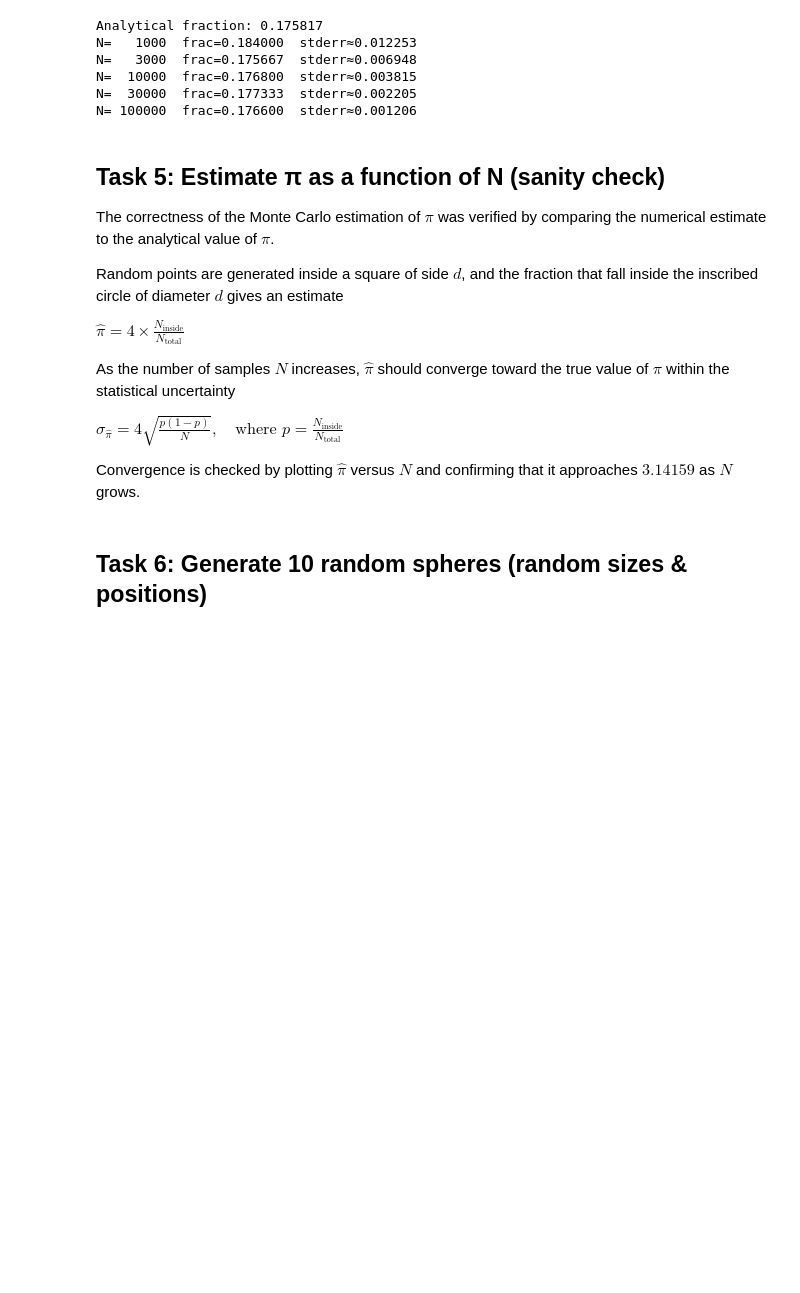
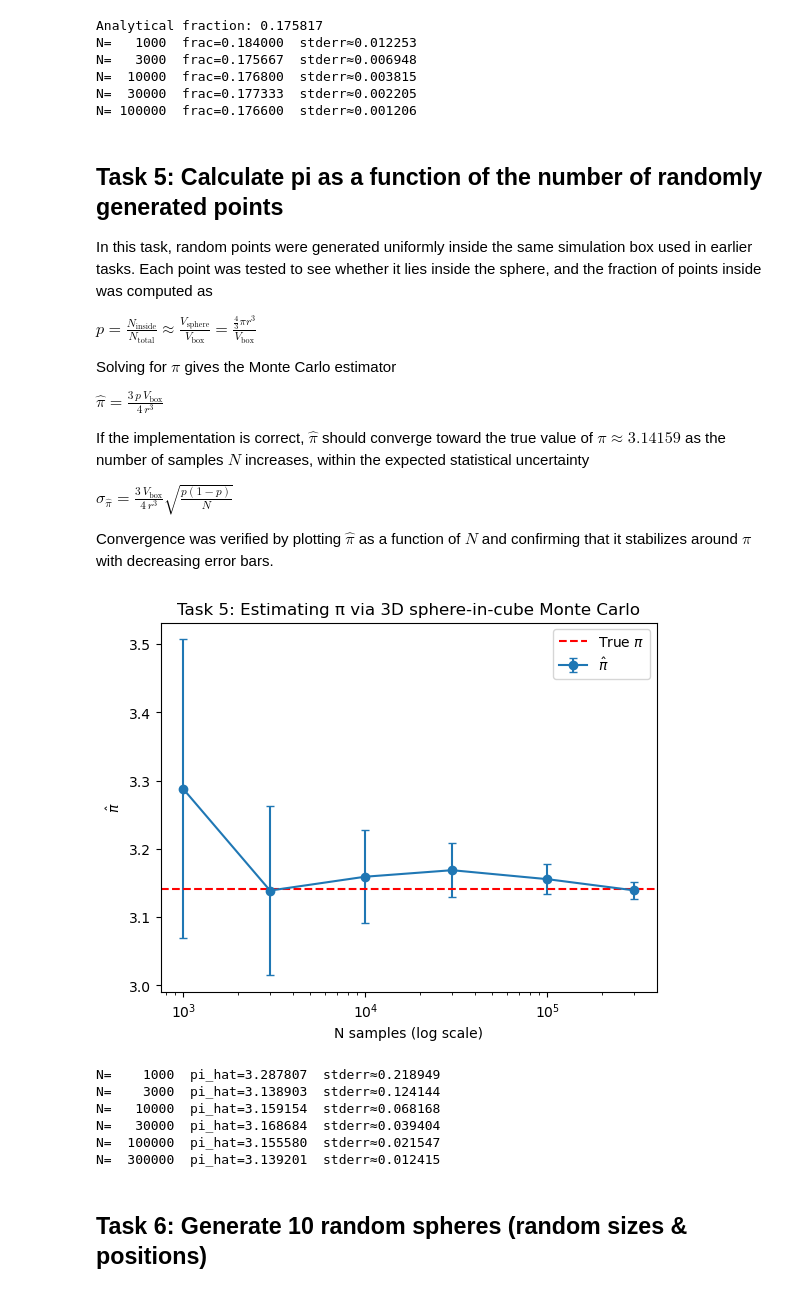
Before and after one commit to AmundRB/MOD300Project3, a Jupyter notebook: project3.ipynb, the cells around one changed output. Cells and saved outputs as stored; diff of their text form; code cells hidden in the pictures; blank space fills up the shorter version.

Commit message:
Finished task 5

```diff
--- a/project3.ipynb
+++ b/project3.ipynb
@@ -250,33 +250,66 @@ N=  10000  frac=0.176800  stderr≈0.003815
 N=  30000  frac=0.177333  stderr≈0.002205
 N= 100000  frac=0.176600  stderr≈0.001206
 # %% [markdown]
-## Task 5: Estimate π as a function of N (sanity check)
+## Task 5: Calculate pi as a function of the number of randomly generated points
 
-The correctness of the Monte Carlo estimation of $\pi$ was verified by comparing
-the numerical estimate to the analytical value of $\pi$.
-
-Random points are generated inside a square of side $d$, and the fraction that
-fall inside the inscribed circle of diameter $d$ gives an estimate
+In this task, random points were generated uniformly inside the same simulation
+box used in earlier tasks. Each point was tested to see whether it lies inside
+the sphere, and the fraction of points inside was computed as
 
 $
-\hat{\pi} = 4 \times \frac{N_{\text{inside}}}{N_{\text{total}}}
+p = \frac{N_{\text{inside}}}{N_{\text{total}}}
+\approx
+\frac{V_{\text{sphere}}}{V_{\text{box}}}
+= \frac{\tfrac{4}{3}\pi r^3}{V_{\text{box}}}
 $
 
-As the number of samples $N$ increases, $\hat{\pi}$ should converge toward the
-true value of $\pi$ within the statistical uncertainty
+Solving for $\pi$ gives the Monte Carlo estimator
 
 $
-\sigma_{\hat{\pi}} = 4 \sqrt{\frac{p(1 - p)}{N}},
-\quad \text{where } p = \frac{N_{\text{inside}}}{N_{\text{total}}}
+\hat{\pi} = \frac{3\,p\,V_{\text{box}}}{4\,r^3}
 $
 
-Convergence is checked by plotting $\hat{\pi}$ versus $N$ and confirming that it
-approaches $3.14159$ as $N$ grows.
+If the implementation is correct, $\hat{\pi}$ should converge toward the true
+value of $\pi \approx 3.14159$ as the number of samples $N$ increases, within
+the expected statistical uncertainty
+
+$
+\sigma_{\hat{\pi}} =
+\frac{3\,V_{\text{box}}}{4\,r^3}
+\sqrt{\frac{p(1 - p)}{N}}
+$
+
+Convergence was verified by plotting $\hat{\pi}$ as a function of $N$ and
+confirming that it stabilizes around $\pi$ with decreasing error bars.
 # %%
-# TODO: Use your pi_estimator function and (optionally) plot
-# ns, estimates = run_pi_experiment(Ns=[...])
-# plt.plot(ns, estimates); plt.axhline(math.pi)
-pass
+# Reuse sphere and rng from earlier tasks:
+# sphere   -> from Task 2
+rng = np.random.default_rng(123)
+
+Ns = [1_000, 3_000, 10_000, 30_000, 100_000, 300_000]
+Ns, pi_hats, pi_errs = run_pi_experiment(box,sphere, Ns, rng=rng)
+
+# Plot pi-hat vs N with error
+plt.figure()
+plt.errorbar(Ns, pi_hats, yerr=pi_errs, fmt="o-", capsize=3, label="$\hat{\pi}$")
+plt.axhline(np.pi, linestyle="--", label="True $\pi$", color="red")
+plt.xscale("log")
+plt.xlabel("N samples (log scale)")
+plt.ylabel("$\hat{\pi}$")
+plt.title("Task 5: Estimating π via 3D sphere-in-cube Monte Carlo")
+plt.legend()
+plt.show()
+
+for N, est, err in zip(Ns, pi_hats, pi_errs):
+    print(f"N={N:>8d}  pi_hat={est:.6f}  stderr≈{err:.6f}")
+# %% [output]
+[figure, added]
+N=    1000  pi_hat=3.287807  stderr≈0.218949
+N=    3000  pi_hat=3.138903  stderr≈0.124144
+N=   10000  pi_hat=3.159154  stderr≈0.068168
+N=   30000  pi_hat=3.168684  stderr≈0.039404
+N=  100000  pi_hat=3.155580  stderr≈0.021547
+N=  300000  pi_hat=3.139201  stderr≈0.012415
 # %% [markdown]
 ## Task 6: Generate 10 random spheres (random sizes & positions)
 # %%
```
Also changed, not shown: parts of 2 cells of this notebook, 1 other file.
